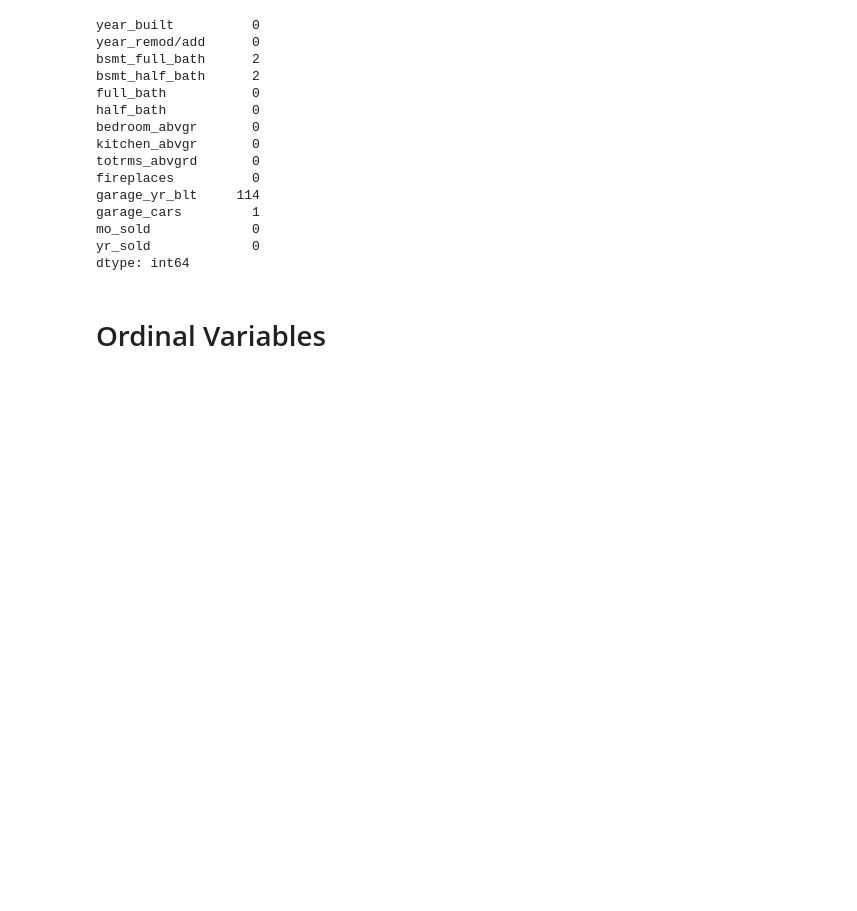
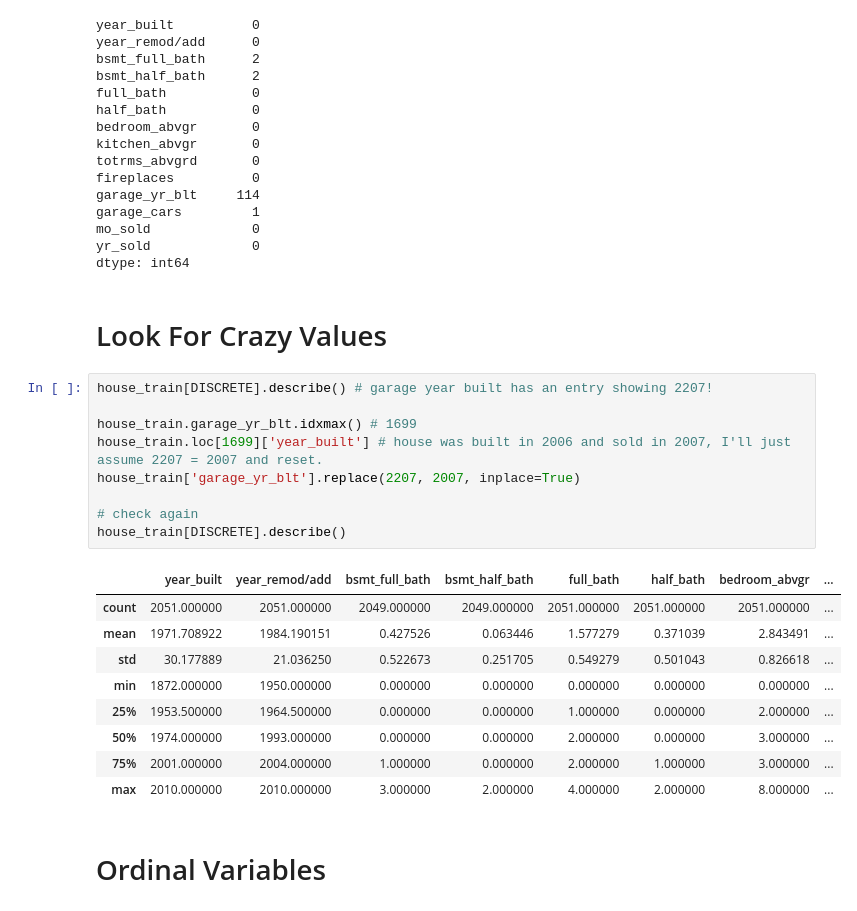
Before and after one commit to AlexSpradling/Home-Price-Prediction-in-Ames-IA, a Jupyter notebook: code/data_cleaning.ipynb, the cells around one changed output. Saved outputs shown, nothing was run; the diff lists cells and outputs as text; blank space fills up the shorter version.

```diff
--- a/code/data_cleaning.ipynb
+++ b/code/data_cleaning.ipynb
@@ -108,6 +122,27 @@ garage_cars         1
 mo_sold             0
 yr_sold             0
 dtype: int64
+# %% [markdown]
+# Look For Crazy Values
+# %%
+house_train[DISCRETE].describe() # garage year built has an entry showing 2207!
+
+house_train.garage_yr_blt.idxmax() # 1699
+house_train.loc[1699]['year_built'] # house was built in 2006 and sold in 2007, I'll just assume 2207 = 2007 and reset.
+house_train['garage_yr_blt'].replace(2207, 2007, inplace=True)
+
+# check again
+house_train[DISCRETE].describe()
+# %% [output]
+|  | year_built | year_remod/add | bsmt_full_bath | bsmt_half_bath | full_bath | half_bath | bedroom_abvgr | ... |
+| count | 2051.000000 | 2051.000000 | 2049.000000 | 2049.000000 | 2051.000000 | 2051.000000 | 2051.000000 | ... |
+| mean | 1971.708922 | 1984.190151 | 0.427526 | 0.063446 | 1.577279 | 0.371039 | 2.843491 | ... |
+| std | 30.177889 | 21.036250 | 0.522673 | 0.251705 | 0.549279 | 0.501043 | 0.826618 | ... |
+| min | 1872.000000 | 1950.000000 | 0.000000 | 0.000000 | 0.000000 | 0.000000 | 0.000000 | ... |
+| 25% | 1953.500000 | 1964.500000 | 0.000000 | 0.000000 | 1.000000 | 0.000000 | 2.000000 | ... |
+| 50% | 1974.000000 | 1993.000000 | 0.000000 | 0.000000 | 2.000000 | 0.000000 | 3.000000 | ... |
+| 75% | 2001.000000 | 2004.000000 | 1.000000 | 0.000000 | 2.000000 | 1.000000 | 3.000000 | ... |
+| max | 2010.000000 | 2010.000000 | 3.000000 | 2.000000 | 4.000000 | 2.000000 | 8.000000 | ... |
 # %% [markdown]
 # Ordinal Variables
 # %%
```
Also changed, not shown: parts of 3 cells of this notebook.
